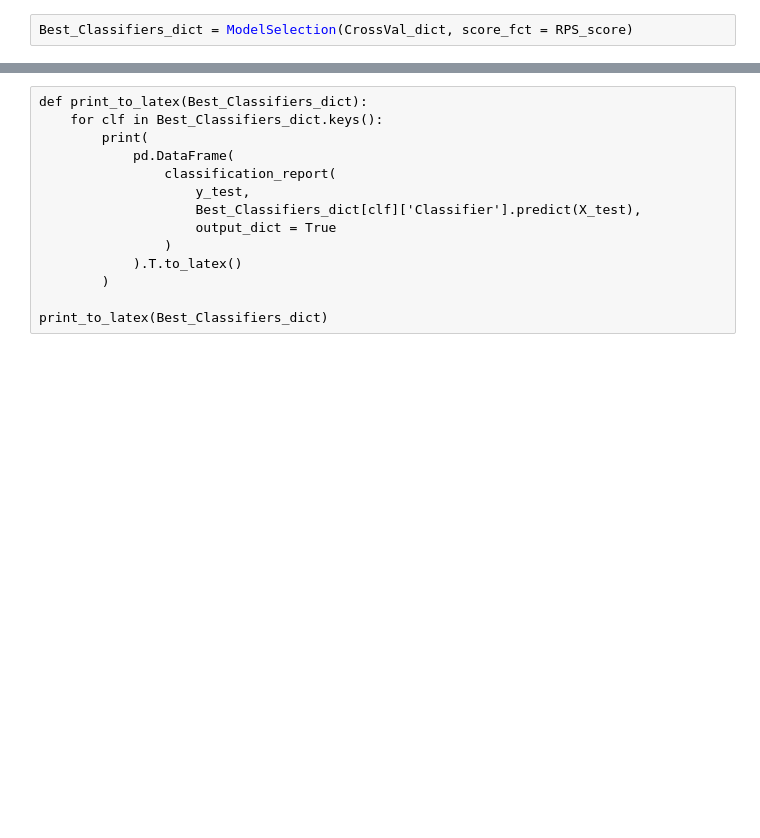
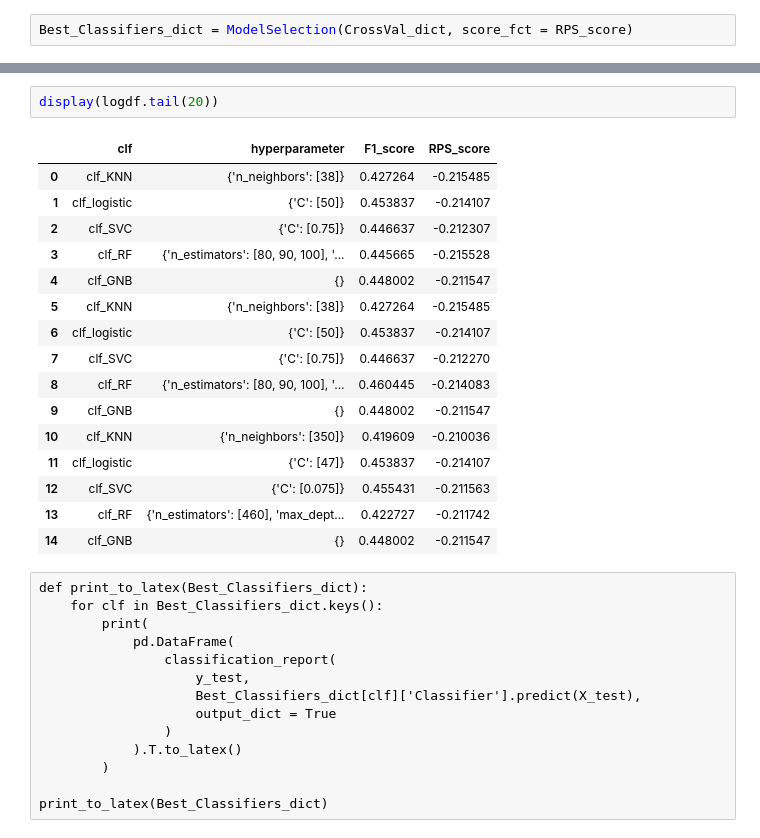
Before and after one commit to AntMarchal/DataScienceInPractice, a Jupyter notebook: Project/code/Project.ipynb, the cells around one changed output, grey strips where cells are left out. Drawn from its saved outputs; the diff is of its cells as text; blank space fills up the shorter version.

```diff
--- a/Project/code/Project.ipynb
+++ b/Project/code/Project.ipynb
@@ -698,4 +723,23 @@ Rank probability score: -0.22
 ... (14 outputs left out)
+# %%
+display(logdf.tail(20))
+# %% [output]
+|  | clf | hyperparameter | F1_score | RPS_score |
+| 0 | clf_KNN | {'n_neighbors': [38]} | 0.427264 | -0.215485 |
+| 1 | clf_logistic | {'C': [50]} | 0.453837 | -0.214107 |
+| 2 | clf_SVC | {'C': [0.75]} | 0.446637 | -0.212307 |
+| 3 | clf_RF | {'n_estimators': [80, 90, 100], '... | 0.445665 | -0.215528 |
+| 4 | clf_GNB | {} | 0.448002 | -0.211547 |
+| 5 | clf_KNN | {'n_neighbors': [38]} | 0.427264 | -0.215485 |
+| 6 | clf_logistic | {'C': [50]} | 0.453837 | -0.214107 |
+| 7 | clf_SVC | {'C': [0.75]} | 0.446637 | -0.212270 |
+| 8 | clf_RF | {'n_estimators': [80, 90, 100], '... | 0.460445 | -0.214083 |
+| 9 | clf_GNB | {} | 0.448002 | -0.211547 |
+| 10 | clf_KNN | {'n_neighbors': [350]} | 0.419609 | -0.210036 |
+| 11 | clf_logistic | {'C': [47]} | 0.453837 | -0.214107 |
+| 12 | clf_SVC | {'C': [0.075]} | 0.455431 | -0.211563 |
+| 13 | clf_RF | {'n_estimators': [460], 'max_dept... | 0.422727 | -0.211742 |
+| 14 | clf_GNB | {} | 0.448002 | -0.211547 |
 # %% [raw]
 def print_to_latex(Best_Classifiers_dict):
     for clf in Best_Classifiers_dict.keys():
```
Also changed, not shown: parts of 10 cells of this notebook.
